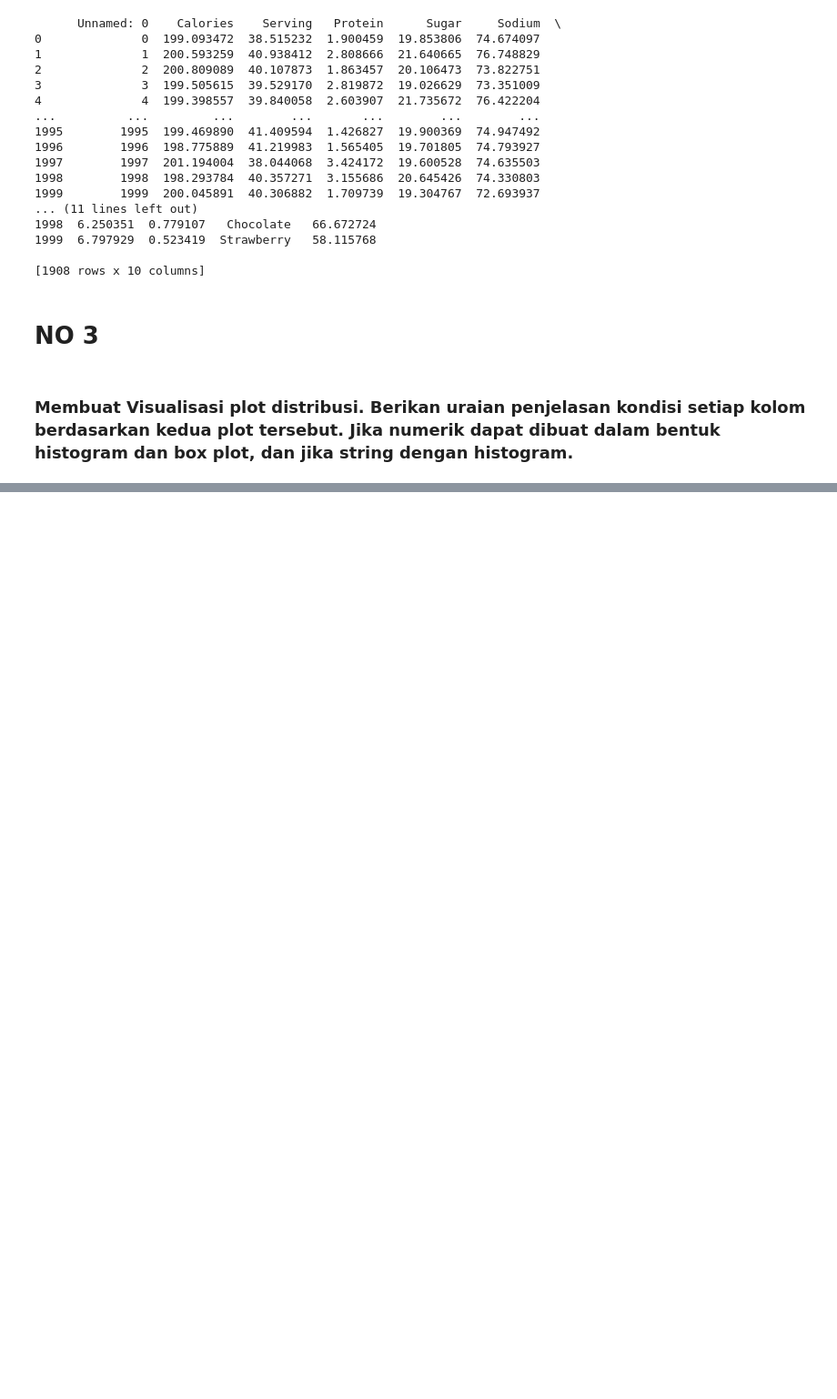
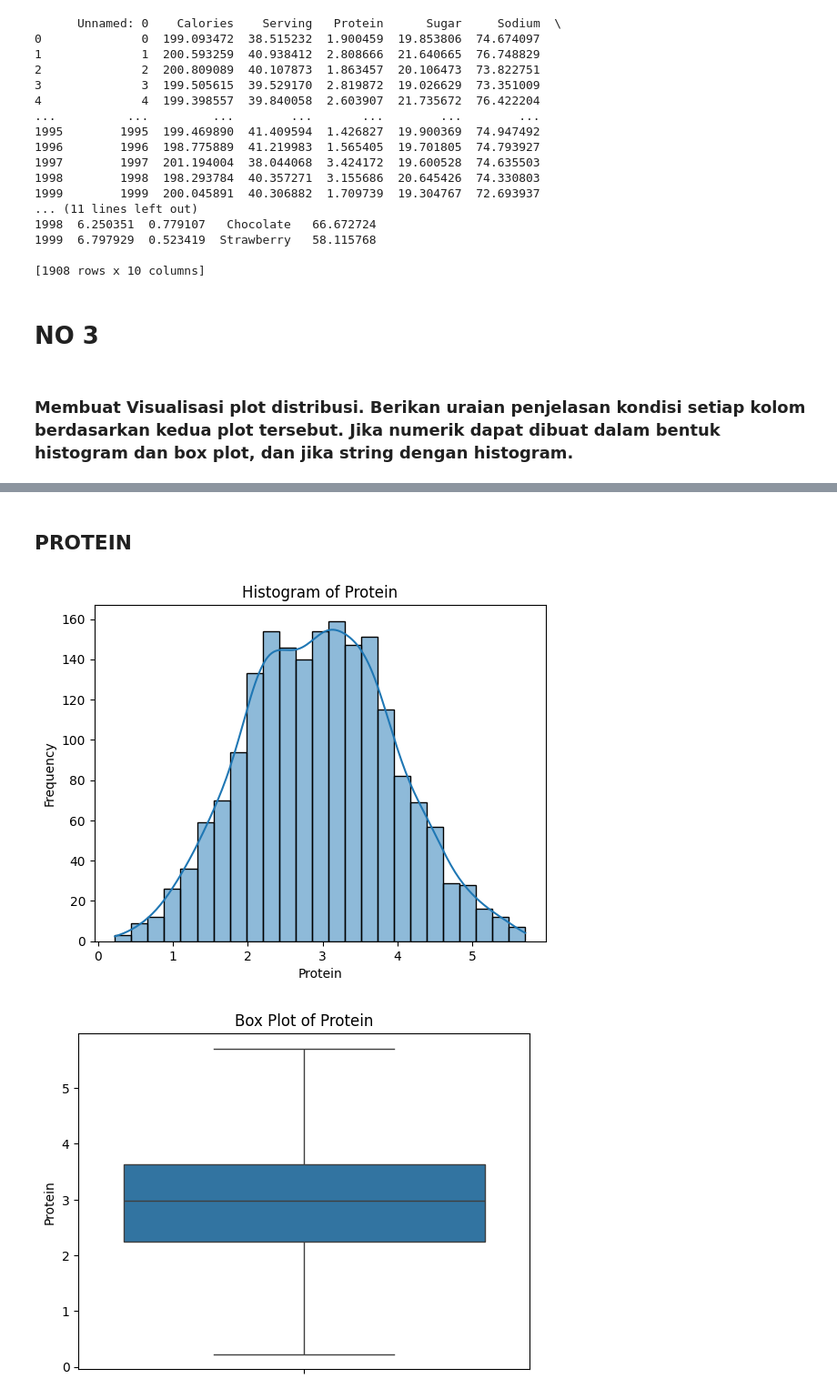
Before and after one commit to FrancescoMichael/Tubes-Probstat, a Jupyter notebook: src/Analysis.ipynb, the cells around one changed output, grey strips where cells are left out. Shown: that part at 91% size. Saved outputs shown, nothing was run; the diff lists cells and outputs as text; code cells hidden in the pictures; blank space fills up the shorter version.

```diff
--- a/src/Analysis.ipynb
+++ b/src/Analysis.ipynb
@@ -494,0 +530,8 @@ print(clean8)
+# %% [markdown]
+## PROTEIN
+# %%
+create_histogram(clean8, 'Protein')
+create_boxplot(clean8, 'Protein')
+# %% [output]
+[figure, added]
+[figure, added]
```
Also changed, not shown: parts of 20 cells of this notebook.
